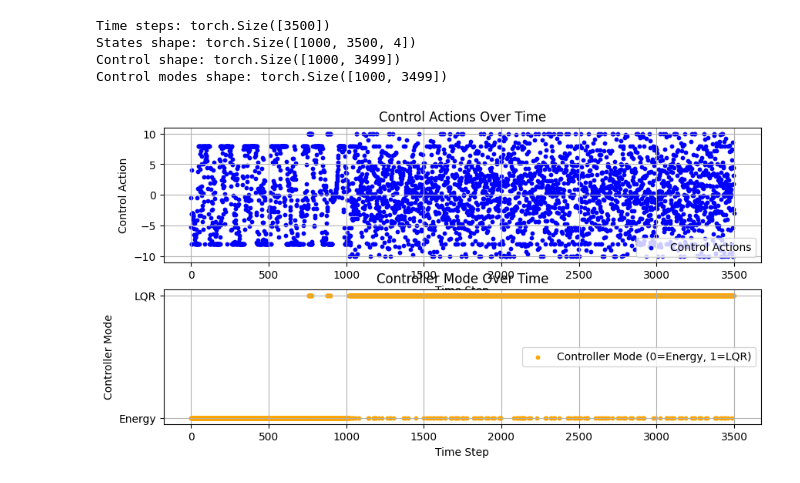
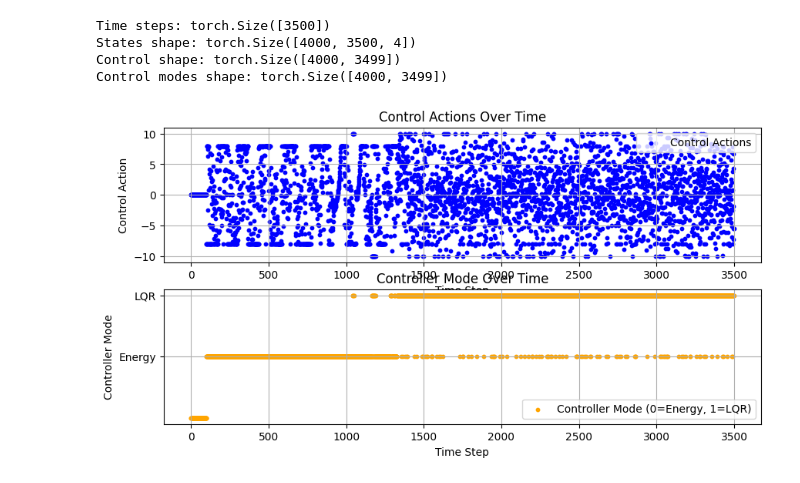
Before and after one commit to ebonyelsmith/transformer_control, a Jupyter notebook: testing_acrobot_batch.ipynb, the cells around one changed output. Saved outputs shown, nothing was run; the diff lists cells and outputs as text; code cells hidden in the pictures.

```diff
--- a/testing_acrobot_batch.ipynb
+++ b/testing_acrobot_batch.ipynb
@@ -3437,7 +3449,7 @@ import torch
 
 
 # Batch size
-batch_size = 40000
+batch_size = 4000
 device = 'cuda:0' if torch.cuda.is_available() else 'cpu'
 print("Using device:", device)
 
@@ -3514,6 +3526,8 @@ print("Time steps:", t.shape)
 print("States shape:", y.shape)
 print("Control shape:", control_logger.shape)
 print("Control modes shape:", control_modes.shape)
+control_stack = torch.stack([control_logger, control_modes.float()], dim=-1)  # (batch_size, num_steps-1, 2)
+print("Control stack shape:", control_stack.shape)
 
 # Example: print final state of each pendulum in batch
 # for i in range(batch_size):
@@ -3525,38 +3736,38 @@ RuntimeError: No CUDA GPUs are available
 # %%
 # y: (batch_size, num_steps, 4), control_logger: (batch_size, num_steps-1)
-n = 32
+n = 1400
 print("Time steps:", t.shape)
 print("States shape:", y.shape)
 print("Control shape:", control_logger.shape)
 print("Control modes shape:", control_modes.shape)
 
 # Plotting
 plt.figure(figsize=(10, 5))
 plt.subplot(2, 1, 1)
 plt.scatter(range(len(control_logger[n].cpu().numpy())), control_logger[n].cpu().numpy(), label='Control Actions', color='blue', s=10)
 plt.title('Control Actions Over Time')
 plt.xlabel('Time Step')
 plt.ylabel('Control Action')
 plt.grid()
 plt.legend()
 
 plt.subplot(2, 1, 2)
 plt.scatter(range(len(control_modes[n].cpu().numpy())), control_modes[n].cpu().numpy(), label='Controller Mode (0=Energy, 1=LQR)', color='orange', s=10)
 plt.title('Controller Mode Over Time')
 plt.xlabel('Time Step')
 plt.ylabel('Controller Mode')
 plt.yticks([0, 1], ['Energy', 'LQR'])
 plt.grid()
 plt.legend()
 # plt.savefig(os.path.join(path, 'controls.png'))
 # plt.close()
 plt.show()
 # %% [output]
 Time steps: torch.Size([3500])
-States shape: torch.Size([1000, 3500, 4])
-Control shape: torch.Size([1000, 3499])
-Control modes shape: torch.Size([1000, 3499])
+States shape: torch.Size([4000, 3500, 4])
+Control shape: torch.Size([4000, 3499])
+Control modes shape: torch.Size([4000, 3499])
-[figure, old version]
+[figure, new version]
 # %%
 # Save state plots
 plt.figure(figsize=(15, 10))
```
Also changed, not shown: parts of 6 cells of this notebook.
